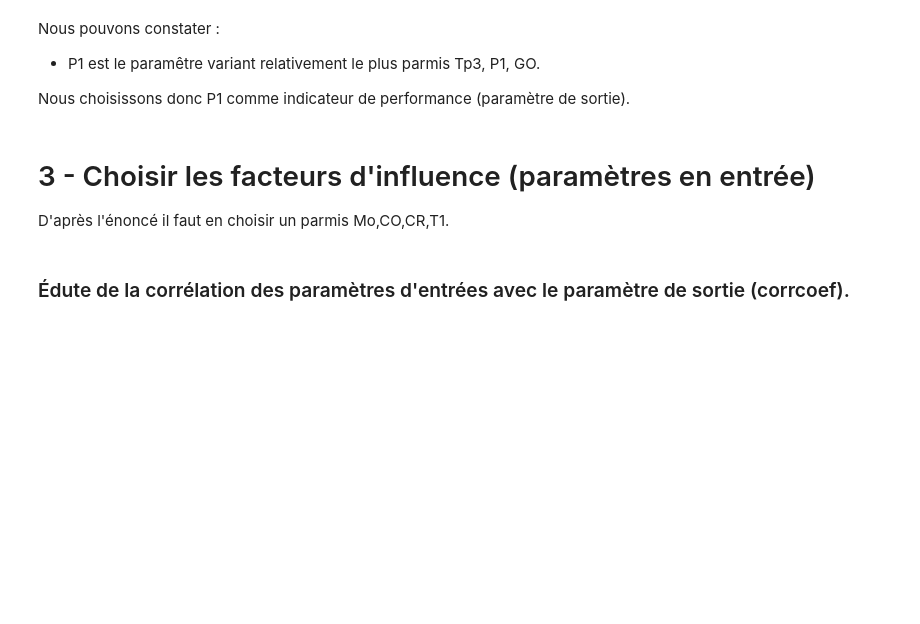
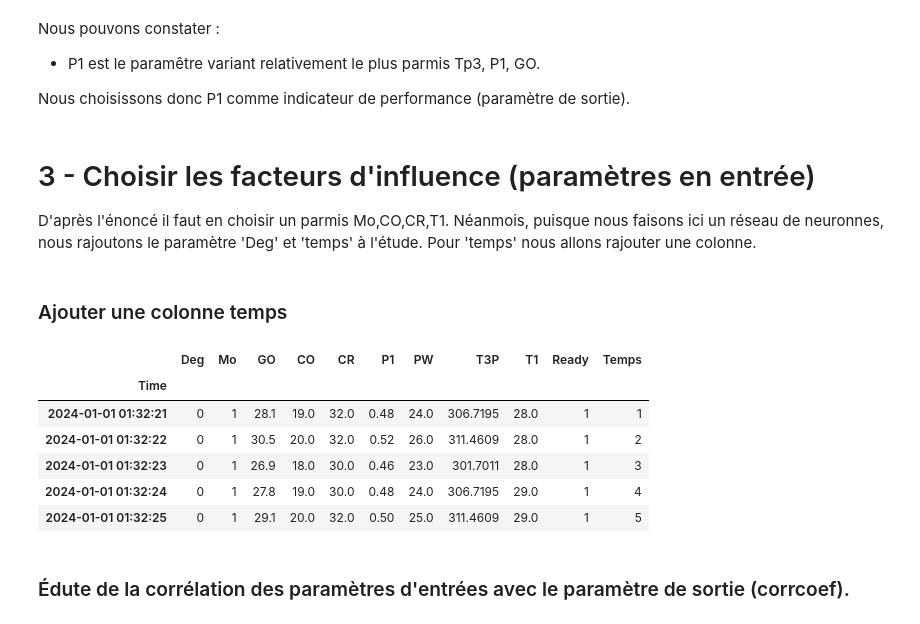
Before and after one commit to cordebar5u/PerformanceEvaluation_DataProcessing, a Jupyter notebook: projet.ipynb, the cells around one changed output. Saved outputs shown, nothing was run; the diff lists cells and outputs as text; code cells hidden in the pictures; blank space fills up the shorter version.

Commit message:
Métriques de performance - réseau de neuronnes

```diff
--- a/projet.ipynb
+++ b/projet.ipynb
@@ -299,6 +299,24 @@ Nous choisissons donc P1 comme indicateur de performance (paramètre de sortie).
 # 3 - Choisir les facteurs d'influence (paramètres en entrée)
 
  D'après l'énoncé il faut en choisir un parmis Mo,CO,CR,T1.
+ Néanmois, puisque nous faisons ici un réseau de neuronnes, nous rajoutons le paramètre 'Deg' et 'temps' à l'étude.
+ Pour 'temps' nous allons  rajouter une colonne.
+# %% [markdown]
+### Ajouter une colonne temps
+# %%
+# Add a new column for "Purchase Time" where each row corresponds to one second
+df['Temps'] = range(1, len(df) + 1)
+
+# Display the updated dataframe
+df.head()
+# %% [output]
+|  | Deg | Mo | GO | CO | CR | P1 | PW | T3P | T1 | Ready | Temps |
+| Time |  |  |  |  |  |  |  |  |  |  |  |
+| 2024-01-01 01:32:21 | 0 | 1 | 28.1 | 19.0 | 32.0 | 0.48 | 24.0 | 306.7195 | 28.0 | 1 | 1 |
+| 2024-01-01 01:32:22 | 0 | 1 | 30.5 | 20.0 | 32.0 | 0.52 | 26.0 | 311.4609 | 28.0 | 1 | 2 |
+| 2024-01-01 01:32:23 | 0 | 1 | 26.9 | 18.0 | 30.0 | 0.46 | 23.0 | 301.7011 | 28.0 | 1 | 3 |
+| 2024-01-01 01:32:24 | 0 | 1 | 27.8 | 19.0 | 30.0 | 0.48 | 24.0 | 306.7195 | 29.0 | 1 | 4 |
+| 2024-01-01 01:32:25 | 0 | 1 | 29.1 | 20.0 | 32.0 | 0.50 | 25.0 | 311.4609 | 29.0 | 1 | 5 |
 # %% [markdown]
 ### Édute de la corrélation des paramètres d'entrées avec le paramètre de sortie (corrcoef).
 # %%
```
Also changed, not shown: parts of 50 cells of this notebook, 1 other file.
